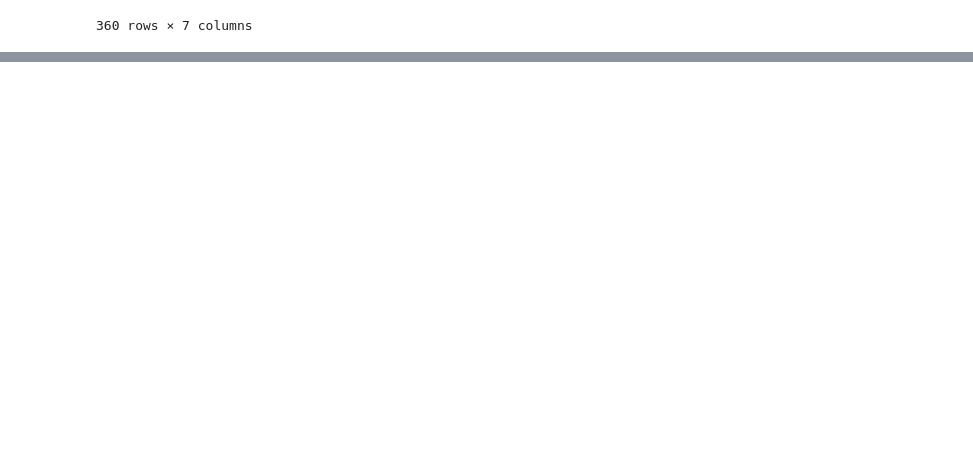
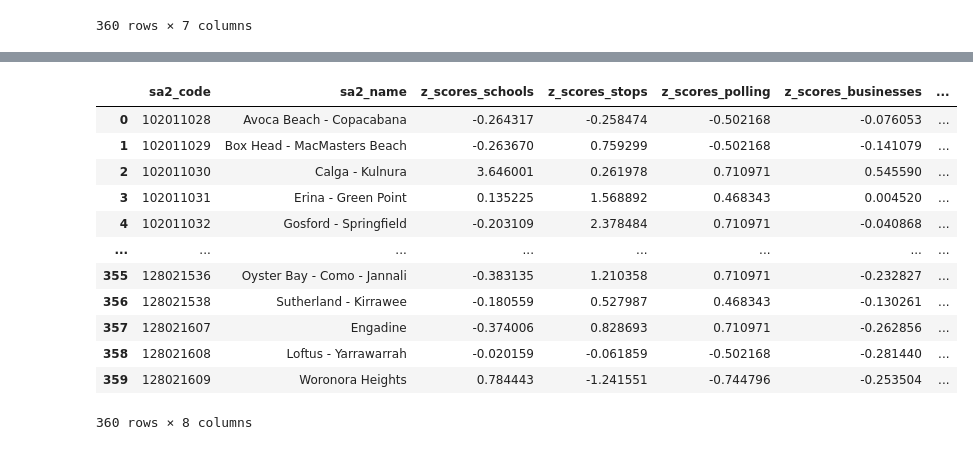
Before and after one commit to horeilly2021/Sydney-Analysis-Python-SQL, a Jupyter notebook: CodeCleaning.ipynb, the cells around one changed output, grey strips where cells are left out. Saved outputs shown, nothing was run; the diff lists cells and outputs as text; code cells hidden in the pictures; blank space fills up the shorter version.

```diff
--- a/CodeCleaning.ipynb
+++ b/CodeCleaning.ipynb
@@ -661,3 +761,50 @@ z_scores_df
+# %%
+"""
+Adjust Venues to only be sa2 regions with 100 people
+"""
+
+sql = """
+SELECT sa2_code
+FROM population
+WHERE
+    total_people >= 100
+"""
+min_people = query(conn, sql)
+venues = pd.merge(min_people, venues, on='sa2_code', how='left')
+# %%
+"""
+Adding venues z-scores into the dataframe
+"""
+
+z_sch_df = num_schools_sa2.drop(columns=['num_schools'])
+z_stop_df = num_stops_sa2.loc[:, ['sa2_code', 'z_scores_stops']]
+z_poll_df = num_polls_sa2.loc[:, ['sa2_code', 'z_scores_polling']]
+z_bus_df = num_businesses_sa2.drop(columns=['total_businesses'])
+z_ven_df = venues.drop(columns=['sa2_name', 'num_of_venues'])
+
+merged_df = z_sch_df.merge(z_stop_df, on='sa2_code', how='left') \
+                   .merge(z_poll_df, on='sa2_code', how='left') \
+                   .merge(z_bus_df, on='sa2_code', how='left') \
+                   .merge(z_ven_df, on='sa2_code', how='left')
+
+merged_df['Score'] = sigmoid(merged_df['z_scores_schools'] + merged_df['z_scores_stops'] +
+                             merged_df['z_scores_polling'] + merged_df['z_scores_businesses'] + merged_df['z_scores_venues'])
+# %%
+merged_df
+# %% [output]
+|  | sa2_code | sa2_name | z_scores_schools | z_scores_stops | z_scores_polling | z_scores_businesses | ... |
+| 0 | 102011028 | Avoca Beach - Copacabana | -0.264317 | -0.258474 | -0.502168 | -0.076053 | ... |
+| 1 | 102011029 | Box Head - MacMasters Beach | -0.263670 | 0.759299 | -0.502168 | -0.141079 | ... |
+| 2 | 102011030 | Calga - Kulnura | 3.646001 | 0.261978 | 0.710971 | 0.545590 | ... |
+| 3 | 102011031 | Erina - Green Point | 0.135225 | 1.568892 | 0.468343 | 0.004520 | ... |
+| 4 | 102011032 | Gosford - Springfield | -0.203109 | 2.378484 | 0.710971 | -0.040868 | ... |
+| ... | ... | ... | ... | ... | ... | ... | ... |
+| 355 | 128021536 | Oyster Bay - Como - Jannali | -0.383135 | 1.210358 | 0.710971 | -0.232827 | ... |
+| 356 | 128021538 | Sutherland - Kirrawee | -0.180559 | 0.527987 | 0.468343 | -0.130261 | ... |
+| 357 | 128021607 | Engadine | -0.374006 | 0.828693 | 0.710971 | -0.262856 | ... |
+| 358 | 128021608 | Loftus - Yarrawarrah | -0.020159 | -0.061859 | -0.502168 | -0.281440 | ... |
+| 359 | 128021609 | Woronora Heights | 0.784443 | -1.241551 | -0.744796 | -0.253504 | ... |
+360 rows × 8 columns
 # %%
 conn.close()
 db.dispose()
```
Also changed, not shown: parts of 5 cells of this notebook, 1 other file.
